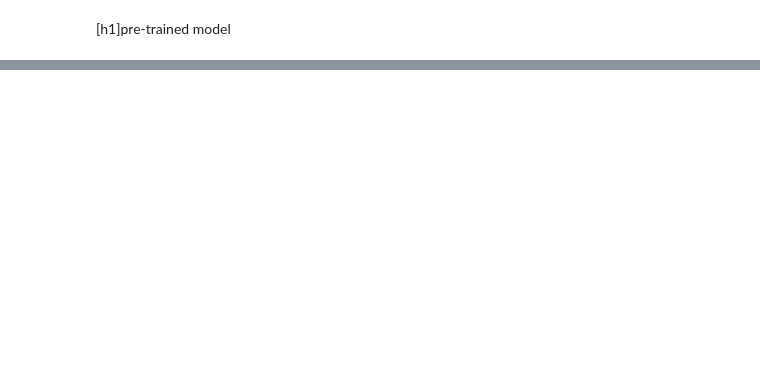
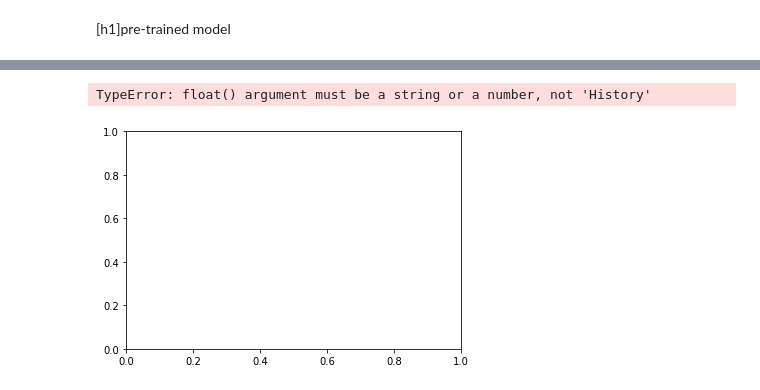
Before and after one commit to nikhilnanda21/yelp-is-all-you-need, a Jupyter notebook: Project1/demo.ipynb, the cells around one changed output, grey strips where cells are left out. Saved outputs shown, nothing was run; the diff lists cells and outputs as text; code cells hidden in the pictures; blank space fills up the shorter version.

```diff
--- a/Project1/demo.ipynb
+++ b/Project1/demo.ipynb
@@ -298,7 +298,7 @@ def nor_ds(dataset):
                     "sentencizer",
                    ]
     for doc in nlp.pipe(text, n_process=4, batch_size=2000, disable=disable_list):
-        line_tokens = [token.text for token in doc if token.pos_ in ["ADJ"]]
+        line_tokens = [token.text  for token in doc if not token.is_stop and len(token.text) > 1 ]
         if len(line_tokens) > 0:
             tokens.append(line_tokens)
         else:
@@ -503,7 +503,8 @@ We only use text data here and only consider first 5k training samples.
 
 For example, a baseline can be a logistic regression
 # %%
-train_df = load_data('train')[:5000]
+#train_df = load_data('train')[:5000]
+train_df = load_data('train')
 valid_df = load_data('valid')
 # %% [output]
 select [text, stars] columns from the train split
@@ -1269,3 +1363,8 @@ acc: 0.37
+# %%
+plt.plot(history)
+# %% [output]
+TypeError: float() argument must be a string or a number, not 'History'
+[figure, added]
 # %%
 
 
```
Also changed, not shown: parts of 10 cells of this notebook, 9 other files.
